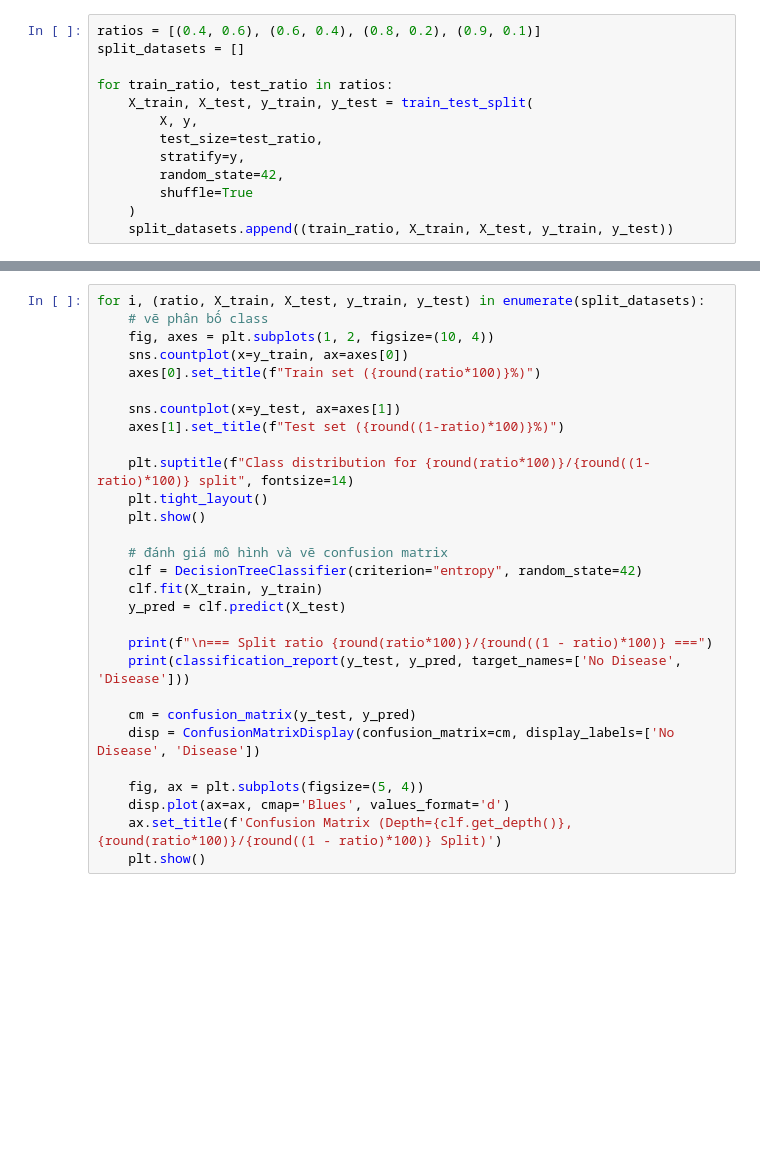
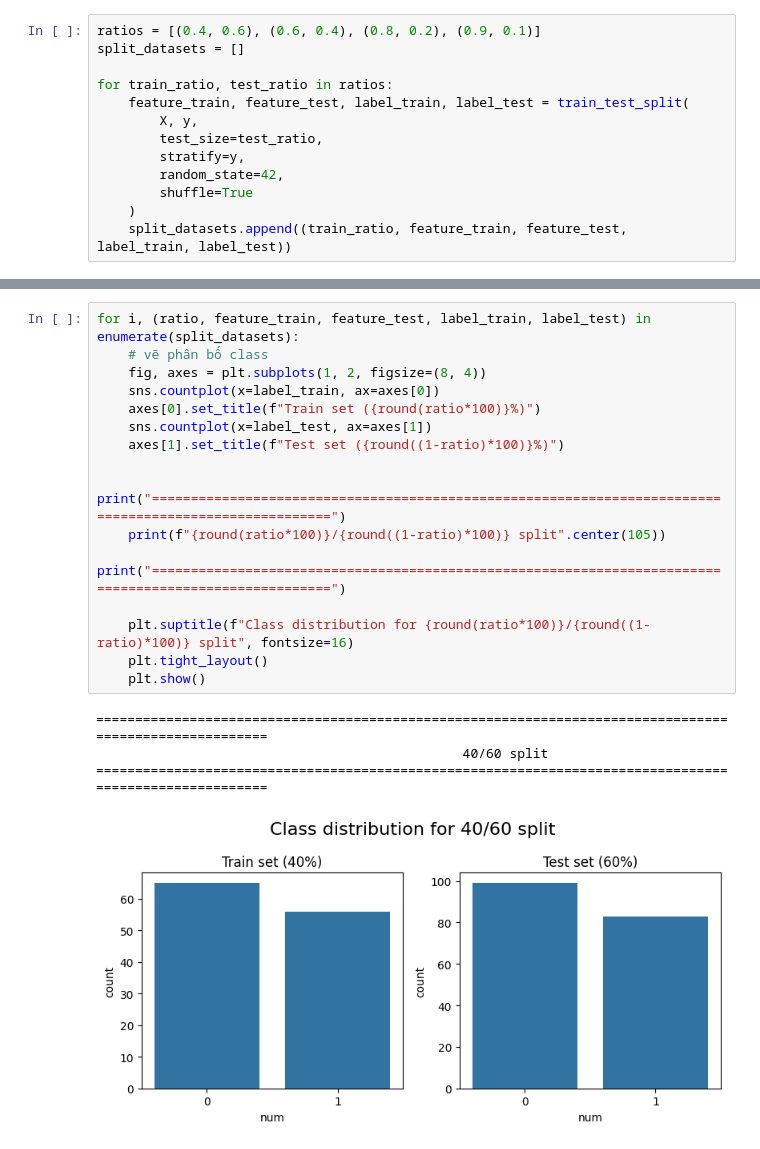
Before and after one commit to Jewel183/DecisionTree, a Jupyter notebook: HeartDisease.ipynb, the cells around one changed output, grey strips where cells are left out. Saved outputs shown, nothing was run; the diff lists cells and outputs as text; blank space fills up the shorter version.

```diff
--- a/HeartDisease.ipynb
+++ b/HeartDisease.ipynb
@@ -29,11 +69,11 @@ ratios = [(0.4, 0.6), (0.6, 0.4), (0.8, 0.2), (0.9, 0.1)]
 split_datasets = []
 
 for train_ratio, test_ratio in ratios:
-    X_train, X_test, y_train, y_test = train_test_split(
+    feature_train, feature_test, label_train, label_test = train_test_split(
         X, y,
         test_size=test_ratio,
         stratify=y,
         random_state=42,
         shuffle=True
     )
-    split_datasets.append((train_ratio, X_train, X_test, y_train, y_test))
+    split_datasets.append((train_ratio, feature_train, feature_test, label_train, label_test))
@@ -40,29 +93,21 @@ for train_ratio, test_ratio in ratios:
 # %%
-for i, (ratio, X_train, X_test, y_train, y_test) in enumerate(split_datasets):
+for i, (ratio, feature_train, feature_test, label_train, label_test) in enumerate(split_datasets):
     # vẽ phân bố class
-    fig, axes = plt.subplots(1, 2, figsize=(10, 4))
-    sns.countplot(x=y_train, ax=axes[0])
+    fig, axes = plt.subplots(1, 2, figsize=(8, 4))
+    sns.countplot(x=label_train, ax=axes[0])
     axes[0].set_title(f"Train set ({round(ratio*100)}%)")
-
-    sns.countplot(x=y_test, ax=axes[1])
+    sns.countplot(x=label_test, ax=axes[1])
     axes[1].set_title(f"Test set ({round((1-ratio)*100)}%)")
 
-    plt.suptitle(f"Class distribution for {round(ratio*100)}/{round((1-ratio)*100)} split", fontsize=14)
+    print("=======================================================================================================")
+    print(f"{round(ratio*100)}/{round((1-ratio)*100)} split".center(105))
+    print("=======================================================================================================")
+
+    plt.suptitle(f"Class distribution for {round(ratio*100)}/{round((1-ratio)*100)} split", fontsize=16)
     plt.tight_layout()
     plt.show()
-
-    # đánh giá mô hình và vẽ confusion matrix
-    clf = DecisionTreeClassifier(criterion="entropy", random_state=42)
-    clf.fit(X_train, y_train)
-    y_pred = clf.predict(X_test)
-
-    print(f"\n=== Split ratio {round(ratio*100)}/{round((1 - ratio)*100)} ===")
-    print(classification_report(y_test, y_pred, target_names=['No Disease', 'Disease']))
-
-    cm = confusion_matrix(y_test, y_pred)
-    disp = ConfusionMatrixDisplay(confusion_matrix=cm, display_labels=['No Disease', 'Disease'])
-
-    fig, ax = plt.subplots(figsize=(5, 4))
-    disp.plot(ax=ax, cmap='Blues', values_format='d')
-    ax.set_title(f'Confusion Matrix (Depth={clf.get_depth()}, {round(ratio*100)}/{round((1 - ratio)*100)} Split)')
-    plt.show()
+# %% [output]
+=======================================================================================================
+                                               40/60 split
+=======================================================================================================
+[figure, added]
```
Also changed, not shown: parts of 11 cells of this notebook, 5 other files.
